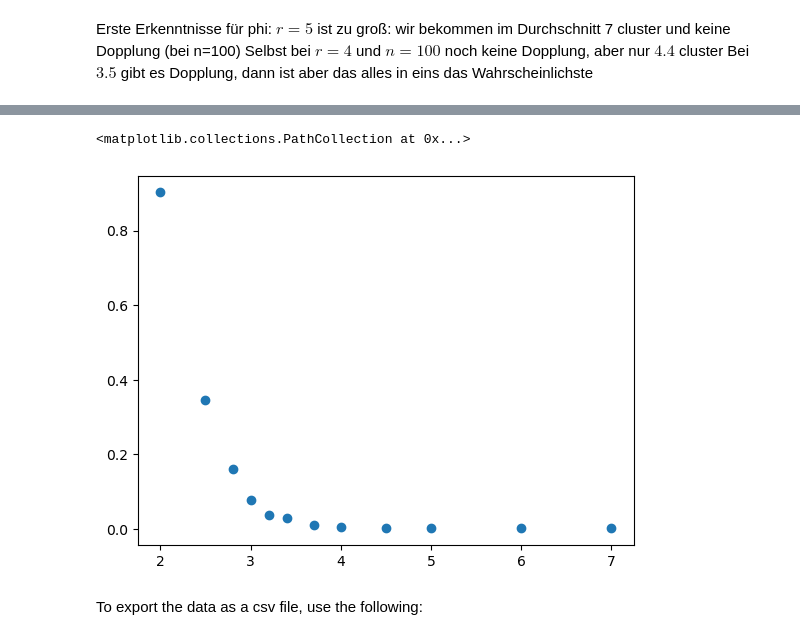
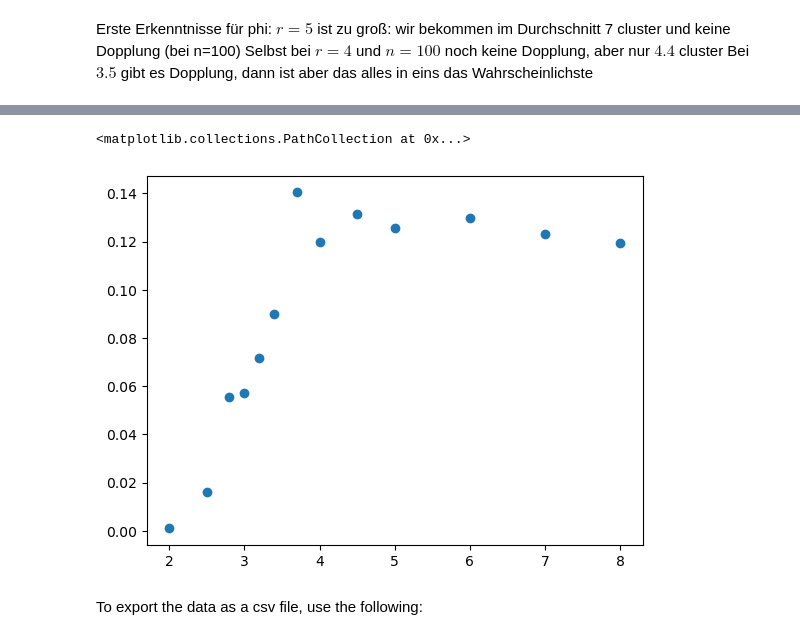
Before and after one commit to ArneWolf/Bd_confidence_communities, a Jupyter notebook: Main.ipynb, the cells around one changed output, grey strips where cells are left out. Cells and saved outputs as stored; diff of their text form; code cells hidden in the pictures.

```diff
--- a/Main.ipynb
+++ b/Main.ipynb
@@ -79,7 +79,7 @@ def abl(t,arr):
     inc=nx.incidence_matrix(G,oriented=True).toarray()
     v=[]
     for k in nx.edges(G):
-        v=np.append(v,[phi(abs(arr[k[0]]-arr[k[1]]))])
+        v=np.append(v,[phi4(abs(arr[k[0]]-arr[k[1]]))])
     return -np.dot(np.matmul(np.matmul(inc,np.diag(v)),np.transpose(inc)),arr)
 # %%
 def test(lsg):
@@ -282,10 +286,10 @@ Erste Erkenntnisse für phi: $r=5$ ist zu groß: wir bekommen im Durchschnitt 7
 Selbst bei $r=4$ und $n=100$ noch keine Dopplung, aber nur $4.4$ cluster
 Bei $3.5$ gibt es Dopplung, dann ist aber das alles in eins das Wahrscheinlichste
 # %%
-n=1000
+n=100
 G=nx.karate_club_graph()
-data=basicalg(n,2,G)
-for r in [2.5,2.8,3,3.2,3.4,3.7,4,4.5,5,6,7]:
+data=basicalg(n,2.5,G)
+for r in [3,3.4,3.7,4,4.3,4.6,5,5.5,6,7,8,9]:
     data=np.vstack([data,basicalg(n,r,G)])
     print(r,'done')
 data
@@ -292,8 +326,8 @@ data
 # %%
-plt.scatter(data[:,0],data[:,1])
+plt.scatter(data[:,0],data[:,5])
 # %% [output]
 <matplotlib.collections.PathCollection at 0x...>
-[figure, old version]
+[figure, new version]
 # %% [markdown]
 To export the data as a csv file, use the following:
 # %%
```
Also changed, not shown: parts of 3 cells of this notebook.
